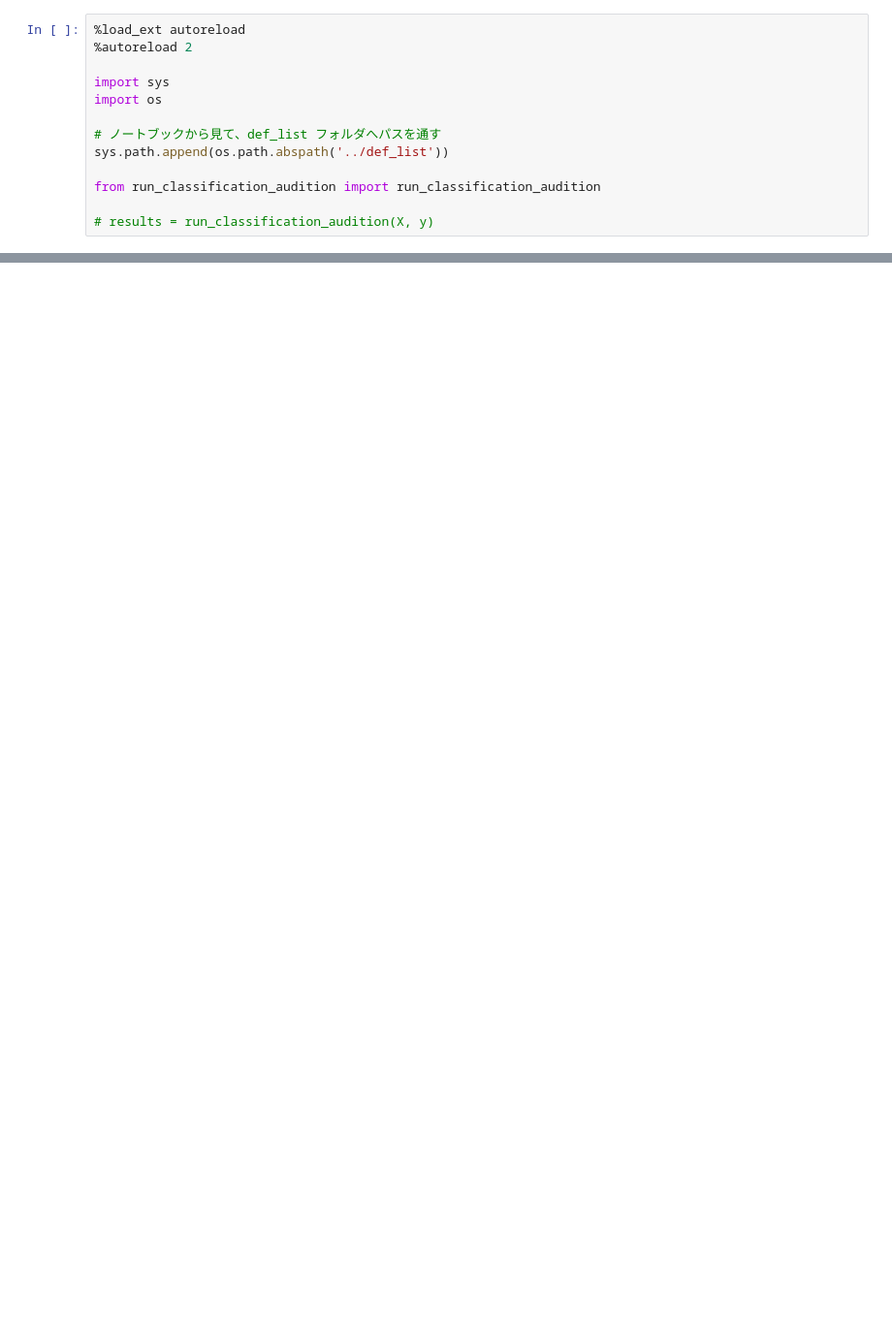
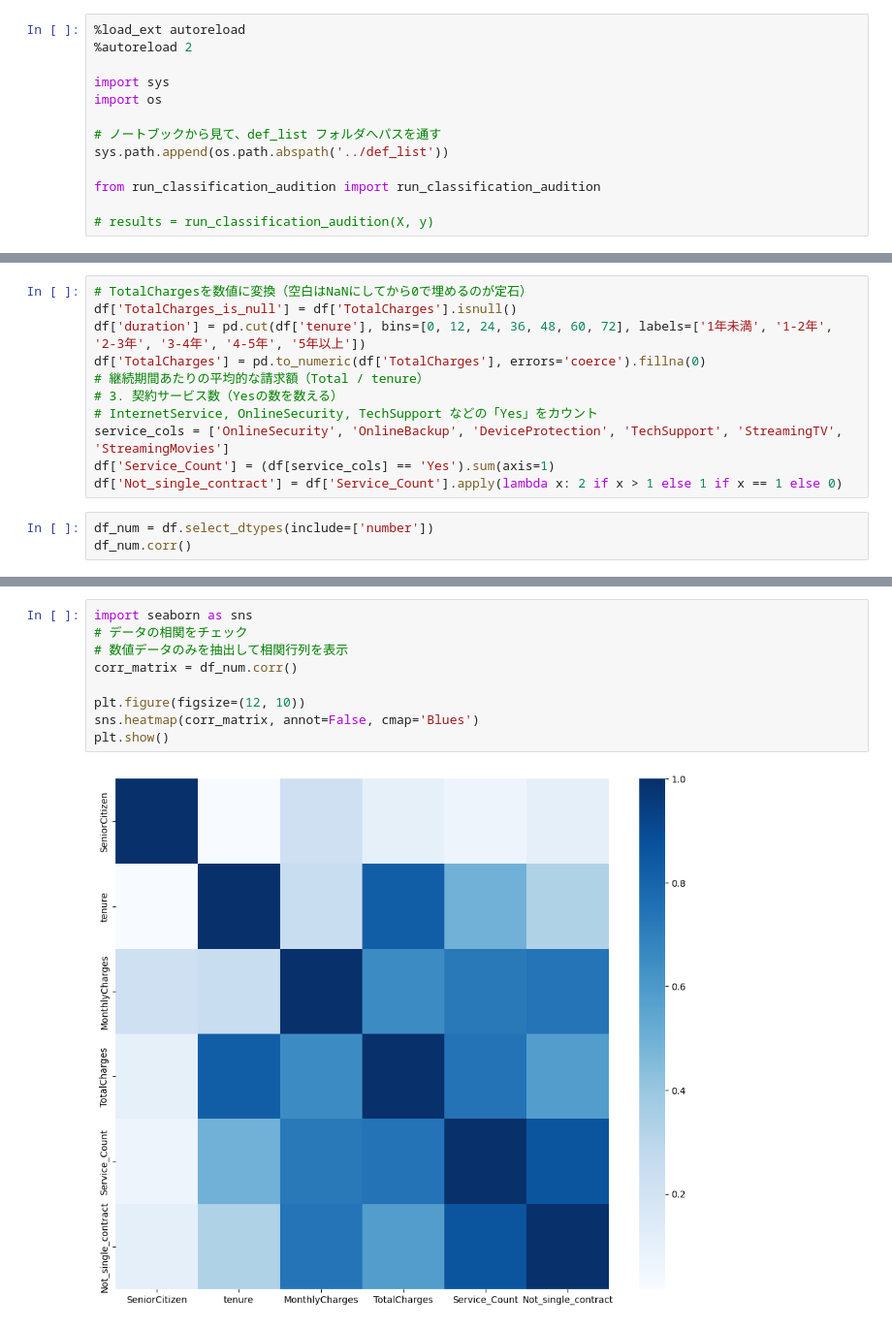
Before and after one commit to toshi-works/toshi-kaggle, a Jupyter notebook: Telco_Customer_Churn/Telco_Customer_Churn.ipynb, the cells around one changed output, grey strips where cells are left out. Shown at 97% size. Drawn from its saved outputs; the diff is of its cells as text; blank space fills up the shorter version.

```diff
--- a/Telco_Customer_Churn/Telco_Customer_Churn.ipynb
+++ b/Telco_Customer_Churn/Telco_Customer_Churn.ipynb
@@ -17,0 +25,14 @@ df.head(3)
+# %%
+# TotalChargesを数値に変換（空白はNaNにしてから0で埋めるのが定石）
+df['TotalCharges_is_null'] = df['TotalCharges'].isnull()
+df['duration'] = pd.cut(df['tenure'], bins=[0, 12, 24, 36, 48, 60, 72], labels=['1年未満', '1-2年', '2-3年', '3-4年', '4-5年', '5年以上'])
+df['TotalCharges'] = pd.to_numeric(df['TotalCharges'], errors='coerce').fillna(0)
+# 継続期間あたりの平均的な請求額（Total / tenure）
+# 3. 契約サービス数（Yesの数を数える）
+# InternetService, OnlineSecurity, TechSupport などの「Yes」をカウント
+service_cols = ['OnlineSecurity', 'OnlineBackup', 'DeviceProtection', 'TechSupport', 'StreamingTV', 'StreamingMovies']
+df['Service_Count'] = (df[service_cols] == 'Yes').sum(axis=1)
+df['Not_single_contract'] = df['Service_Count'].apply(lambda x: 2 if x > 1 else 1 if x == 1 else 0)
+# %%
+df_num = df.select_dtypes(include=['number'])
+df_num.corr()
@@ -18,3 +47,14 @@ df.head(3)
+# %%
+import seaborn as sns
+# データの相関をチェック
+# 数値データのみを抽出して相関行列を表示
+corr_matrix = df_num.corr()
+
+plt.figure(figsize=(12, 10))
+sns.heatmap(corr_matrix, annot=False, cmap='Blues')
+plt.show()
+# %% [output]
+[figure, added]
 # %%
 X = df.drop(columns=['customerID', 'Churn']) # ヒント（説明変数）
 y = df['Churn'].map({'Yes': 1, 'No': 0}) # 答え（目的変数）を0/1に変換
```
Also changed, not shown: parts of 8 cells of this notebook, 9 other files.
